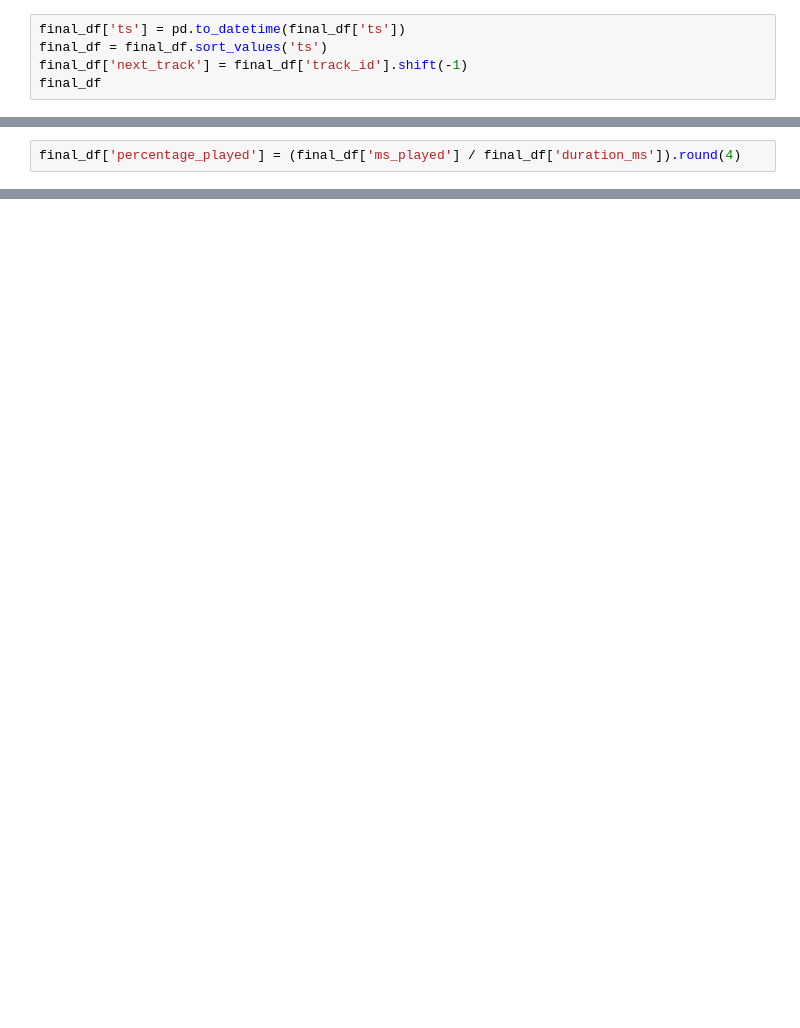
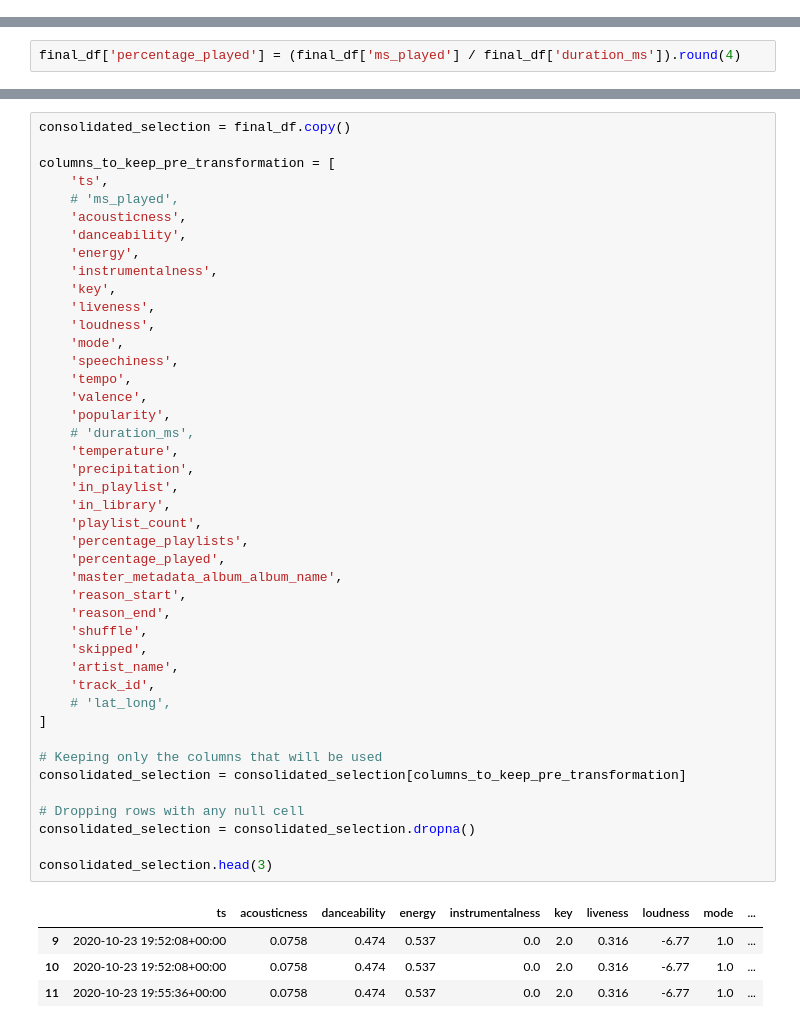
Before and after one commit to Laurente64/spotify-data-science, a Jupyter notebook: src/2_transform/transformations.ipynb, the cells around one changed output, grey strips where cells are left out. Drawn from its saved outputs; the diff is of its cells as text; blank space fills up the shorter version.

```diff
--- a/src/2_transform/transformations.ipynb
+++ b/src/2_transform/transformations.ipynb
@@ -104,5 +96,0 @@ final_df
-# %%
-final_df['ts'] = pd.to_datetime(final_df['ts'])
-final_df = final_df.sort_values('ts')
-final_df['next_track'] = final_df['track_id'].shift(-1)
-final_df
@@ -193,0 +106,48 @@ clean_df.to_csv(PATH_PROCESSED, index=False)
+# %%
+consolidated_selection = final_df.copy()
+
+columns_to_keep_pre_transformation = [
+    'ts',
+    # 'ms_played',
+    'acousticness',
+    'danceability',
+    'energy',
+    'instrumentalness',
+    'key',
+    'liveness',
+    'loudness',
+    'mode',
+    'speechiness',
+    'tempo',
+    'valence',
+    'popularity',
+    # 'duration_ms',
+    'temperature',
+    'precipitation',
+    'in_playlist',
+    'in_library',
+    'playlist_count',
+    'percentage_playlists',
+    'percentage_played',
+    'master_metadata_album_album_name',
+    'reason_start',
+    'reason_end',
+    'shuffle',
+    'skipped',
+    'artist_name',
+    'track_id',
+    # 'lat_long',
+]
+
+# Keeping only the columns that will be used
+consolidated_selection = consolidated_selection[columns_to_keep_pre_transformation]
+
+# Dropping rows with any null cell
+consolidated_selection = consolidated_selection.dropna()
+
+consolidated_selection.head(3)
+# %% [output]
+|  | ts | acousticness | danceability | energy | instrumentalness | key | liveness | loudness | mode | ... |
+| 9 | 2020-10-23 19:52:08+00:00 | 0.0758 | 0.474 | 0.537 | 0.0 | 2.0 | 0.316 | -6.77 | 1.0 | ... |
+| 10 | 2020-10-23 19:52:08+00:00 | 0.0758 | 0.474 | 0.537 | 0.0 | 2.0 | 0.316 | -6.77 | 1.0 | ... |
+| 11 | 2020-10-23 19:55:36+00:00 | 0.0758 | 0.474 | 0.537 | 0.0 | 2.0 | 0.316 | -6.77 | 1.0 | ... |
```
Also changed, not shown: parts of 36 cells of this notebook, 33 other files.
